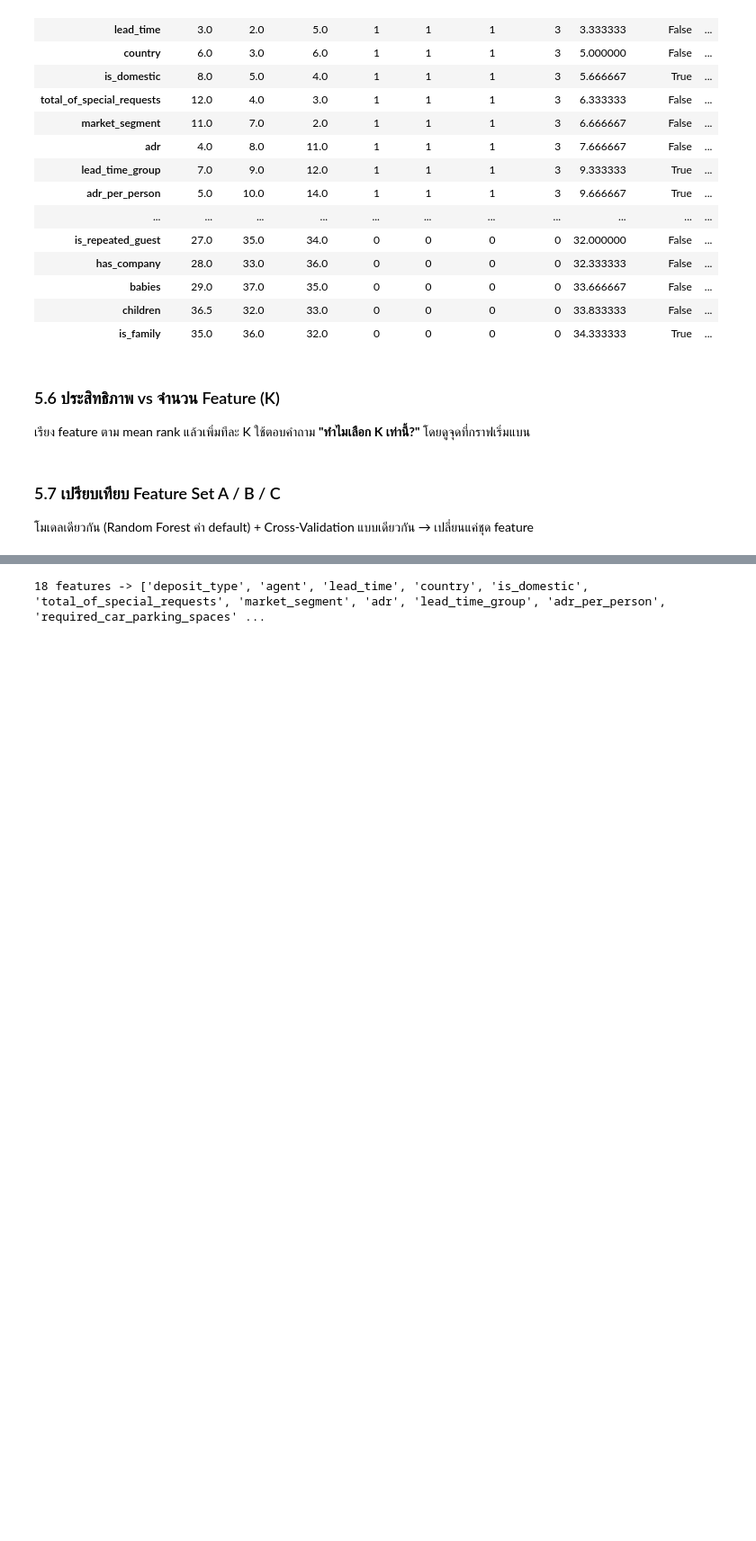
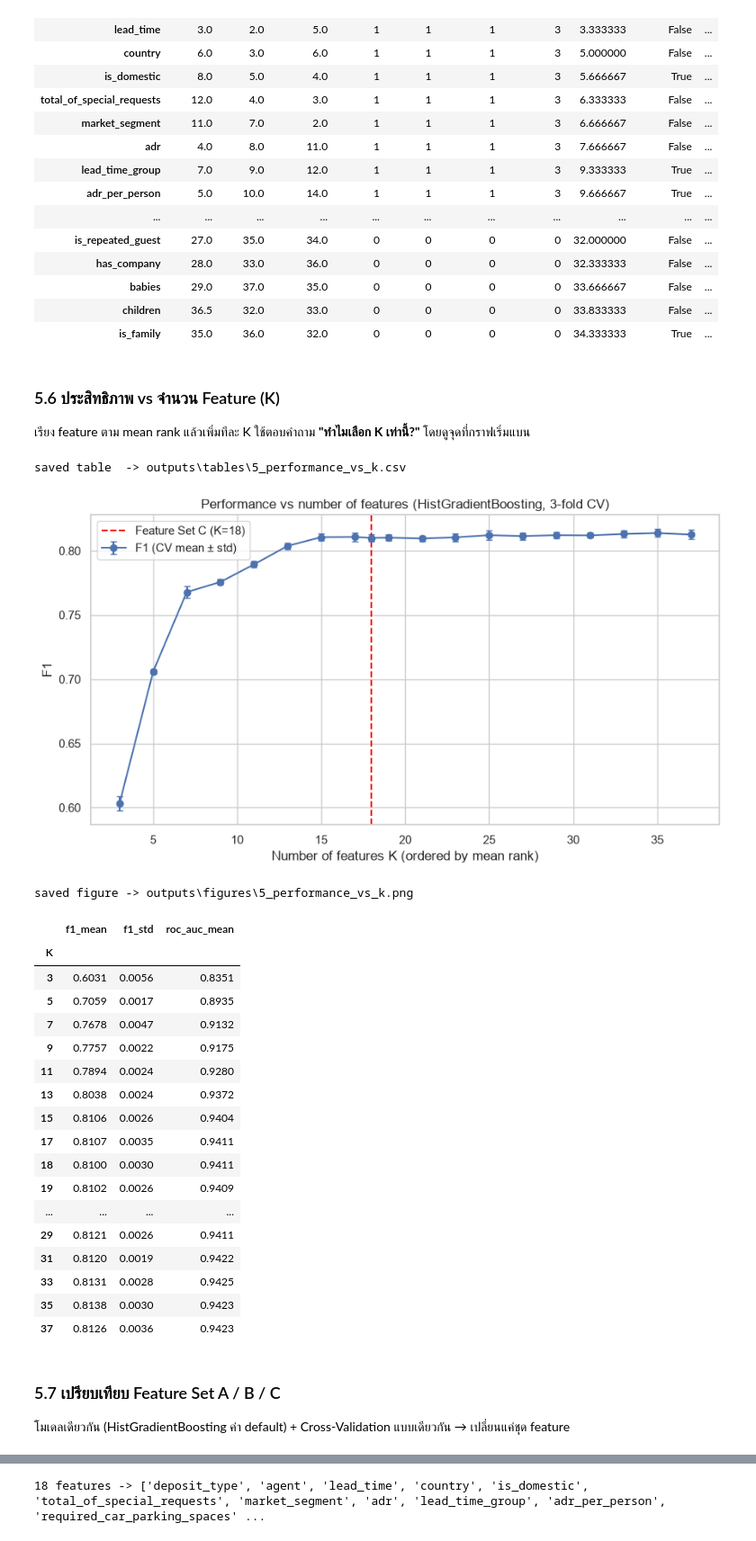
Before and after one commit to Hake2549/ML, a Jupyter notebook: hotel_cancellation_training.ipynb, the cells around one changed output, grey strips where cells are left out. Shown at 90% size. Saved outputs shown, nothing was run; the diff lists cells and outputs as text; code cells hidden in the pictures; blank space fills up the shorter version.

Commit message:
Revert "Drop Dummy and HistGradientBoosting from the whole project"
This reverts commit 3b1f2a86e98d934c4218596878dfd3434eddf85b.

```diff
--- a/hotel_cancellation_training.ipynb
+++ b/hotel_cancellation_training.ipynb
@@ -560,9 +563,11 @@ def make_preprocessor(features, kind):
 
 def make_estimator(name):
     return {
+        'Dummy': DummyClassifier(strategy='most_frequent'),
         'LogisticRegression': LogisticRegression(max_iter=2000),
         'DecisionTree': DecisionTreeClassifier(random_state=RANDOM_STATE),
         'RandomForest': RandomForestClassifier(n_estimators=300, n_jobs=-1, random_state=RANDOM_STATE),
+        'HistGradientBoosting': HistGradientBoostingClassifier(random_state=RANDOM_STATE),
     }[name]
 
 
@@ -765,29 +771,51 @@ TOP_N = 18 | Feature Set C = 18 features
 # %%
 ranked = vote_table.sort_values('mean_rank').index.tolist()
 k_step = 4 if QUICK_RUN else 2
 k_values = sorted(set(list(range(3, len(ranked) + 1, k_step)) + [len(ranked), len(FEATURES_C)]))
 k_rows = []
 for k in k_values:
     feats = ranked[:k]
-    res = cross_validate(make_model('RandomForest', feats, {'model__n_estimators': 150}),
-                         X_train[feats], y_train, cv=CV3, scoring=['f1', 'roc_auc'], n_jobs=-1)
+    res = cross_validate(make_model('HistGradientBoosting', feats), X_train[feats], y_train,
+                         cv=CV3, scoring=['f1', 'roc_auc'], n_jobs=-1)
     k_rows.append({'K': k, 'f1_mean': res['test_f1'].mean(), 'f1_std': res['test_f1'].std(),
                    'roc_auc_mean': res['test_roc_auc'].mean()})
 k_curve = pd.DataFrame(k_rows).set_index('K')
 save_table(k_curve, '5_performance_vs_k')
 
 fig, ax = plt.subplots(figsize=(9, 5))
 ax.errorbar(k_curve.index, k_curve['f1_mean'], yerr=k_curve['f1_std'], marker='o', capsize=3, label='F1 (CV mean ± std)')
 ax.axvline(len(FEATURES_C), color='red', ls='--', label=f'Feature Set C (K={len(FEATURES_C)})')
 ax.set_xlabel('Number of features K (ordered by mean rank)')
 ax.set_ylabel('F1')
-ax.set_title('Performance vs number of features (Random Forest, 3-fold CV)')
+ax.set_title('Performance vs number of features (HistGradientBoosting, 3-fold CV)')
 ax.legend()
 save_fig('5_performance_vs_k')
 k_curve.round(4)
+# %% [output]
+saved table  -> outputs\tables\5_performance_vs_k.csv
+[figure, added]
+saved figure -> outputs\figures\5_performance_vs_k.png
+|  | f1_mean | f1_std | roc_auc_mean |
+| K |  |  |  |
+| 3 | 0.6031 | 0.0056 | 0.8351 |
+| 5 | 0.7059 | 0.0017 | 0.8935 |
+| 7 | 0.7678 | 0.0047 | 0.9132 |
+| 9 | 0.7757 | 0.0022 | 0.9175 |
+| 11 | 0.7894 | 0.0024 | 0.9280 |
+| 13 | 0.8038 | 0.0024 | 0.9372 |
+| 15 | 0.8106 | 0.0026 | 0.9404 |
+| 17 | 0.8107 | 0.0035 | 0.9411 |
+| 18 | 0.8100 | 0.0030 | 0.9411 |
+| 19 | 0.8102 | 0.0026 | 0.9409 |
+| ... | ... | ... | ... |
+| 29 | 0.8121 | 0.0026 | 0.9411 |
+| 31 | 0.8120 | 0.0019 | 0.9422 |
+| 33 | 0.8131 | 0.0028 | 0.9425 |
+| 35 | 0.8138 | 0.0030 | 0.9423 |
+| 37 | 0.8126 | 0.0036 | 0.9423 |
 # %% [markdown]
 ### 5.7 เปรียบเทียบ Feature Set A / B / C
-โมเดลเดียวกัน (Random Forest ค่า default) + Cross-Validation แบบเดียวกัน → เปลี่ยนแค่ชุด feature
+โมเดลเดียวกัน (HistGradientBoosting ค่า default) + Cross-Validation แบบเดียวกัน → เปลี่ยนแค่ชุด feature
 # %%
 abc_rows = {}
 for label, feats in [('A: original', FEATURES_A), ('B: original + engineered', FEATURES_B), ('C: selected', FEATURES_C)]:
```
Also changed, not shown: parts of 11 cells of this notebook, 20 other files.
